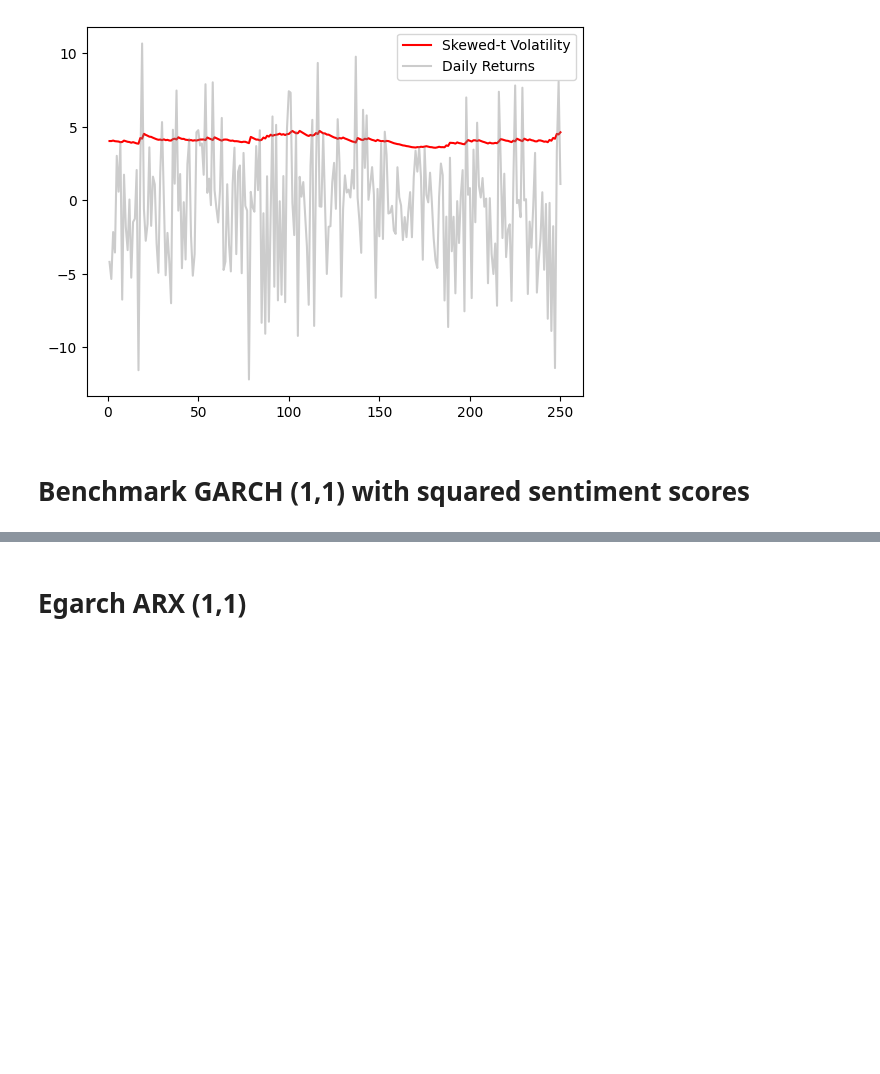
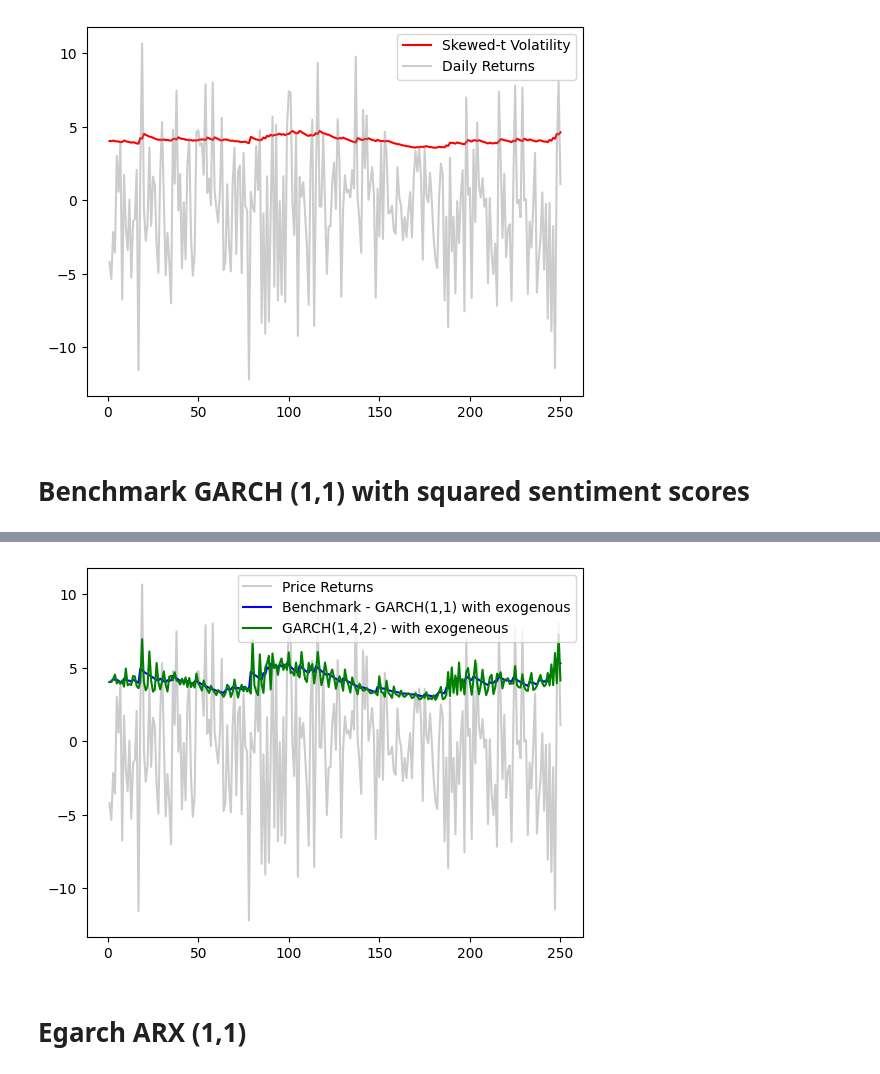
Before and after one commit to Maartenmoes9/Thesis_30_ECTS, a Jupyter notebook: GARCH_Oliver.ipynb, the cells around one changed output, grey strips where cells are left out. Saved outputs shown, nothing was run; the diff lists cells and outputs as text; code cells hidden in the pictures; blank space fills up the shorter version.

```diff
--- a/GARCH_Oliver.ipynb
+++ b/GARCH_Oliver.ipynb
@@ -383 +384,5 @@ cond_vol
 Name: cond_vol, Length: 250, dtype: float64
+# %%
+benchmark_v1 = arch.arch_model(df['Return'], mean='Constant', vol='GARCH', p=1, q=4, o=2, x=df['reg_output_squared'])
+# %%
+benchmark_v1 = benchmark_v1.fit()
@@ -384,3 +504,21 @@ Name: cond_vol, Length: 250, dtype: float64
+# %%
+#Plotting GARCH(1,4,2)-exo against GARCH(1,1,1)-exo
+
+cond_v1_vol = benchmark_v1.conditional_volatility
+
+# Plot the actual stock returns
+plt.plot(df['Return'], color = 'grey', alpha = 0.4, label = 'Price Returns')
+
+# Plot GJR-GARCH estimated volatility
+plt.plot(cond_vol, color = 'blue', label = 'Benchmark - GARCH(1,1) with exogenous')
+
+# Plot EGARCH  estimated volatility
+plt.plot(cond_v1_vol, color = 'green', label = 'GARCH(1,4,2) - with exogeneous')
+
+plt.legend(loc = 'upper right')
+plt.show()
+# %% [output]
+[figure, added]
 # %% [markdown]
 # Egarch ARX (1,1)
 # %%
```
Also changed, not shown: parts of 18 cells of this notebook.
